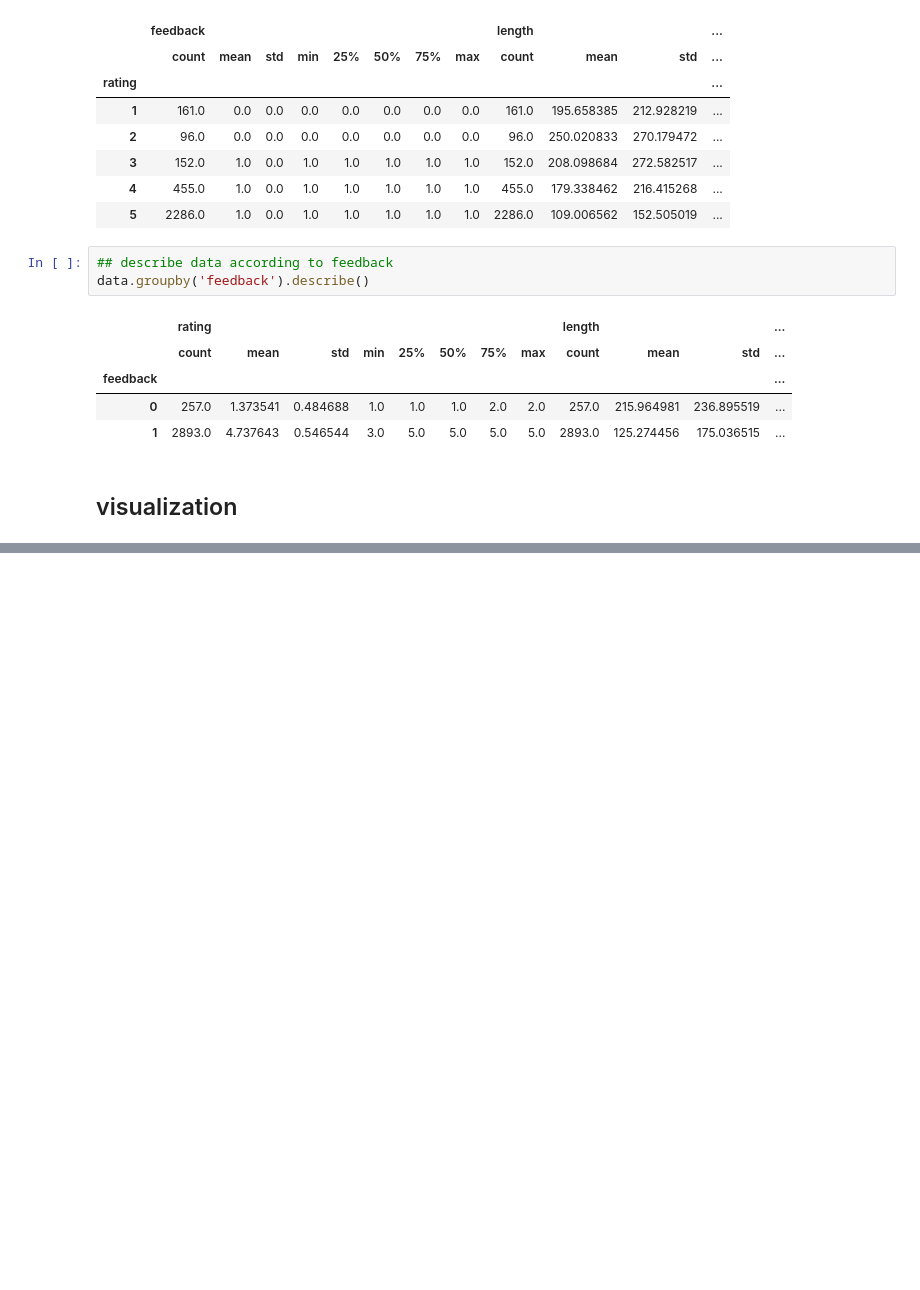
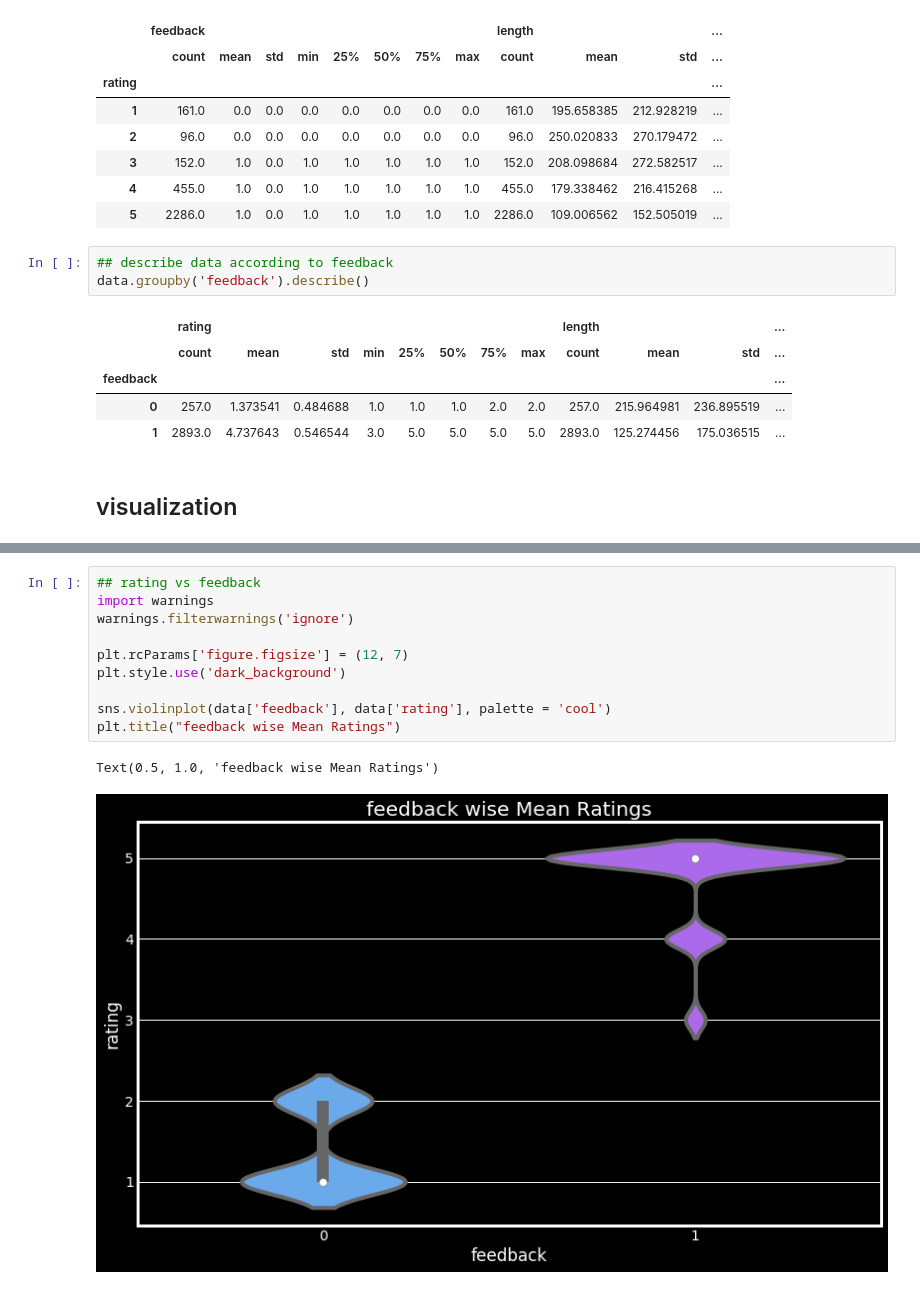
Before and after one commit to mojtaba-peyrovi/kaggle-code-along, a Jupyter notebook: alexa-review-nlp/analysis/analysis.ipynb, the cells around one changed output, grey strips where cells are left out. Drawn from its saved outputs; the diff is of its cells as text; blank space fills up the shorter version.

```diff
--- a/alexa-review-nlp/analysis/analysis.ipynb
+++ b/alexa-review-nlp/analysis/analysis.ipynb
@@ -118,0 +183,13 @@ array([[0.        , 0.        , 0.        , 1.        ],
+# %%
+## rating vs feedback
+import warnings
+warnings.filterwarnings('ignore')
+
+plt.rcParams['figure.figsize'] = (12, 7)
+plt.style.use('dark_background')
+
+sns.violinplot(data['feedback'], data['rating'], palette = 'cool')
+plt.title("feedback wise Mean Ratings")
+# %% [output]
+Text(0.5, 1.0, 'feedback wise Mean Ratings')
+[figure, added]
```
Also changed, not shown: parts of 22 cells of this notebook, 2 other files.
